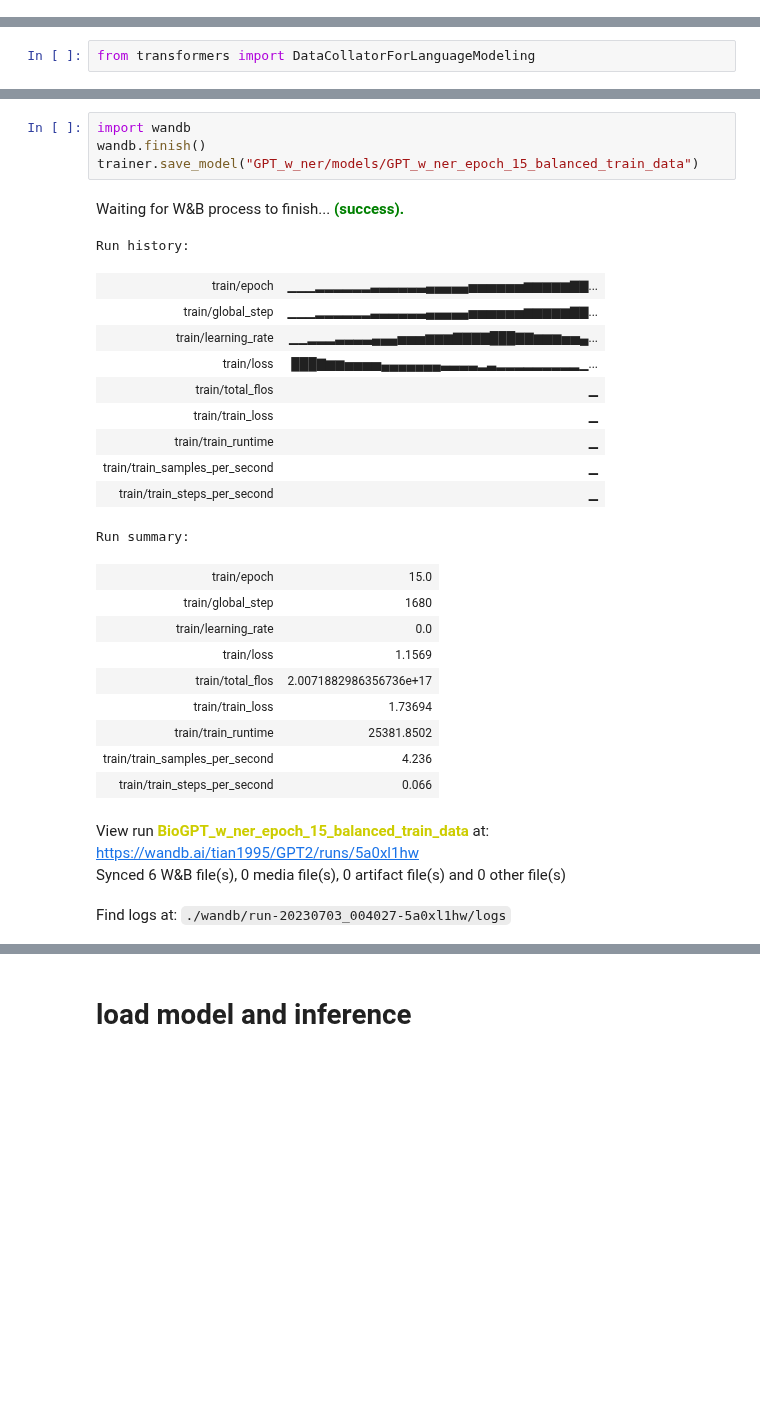
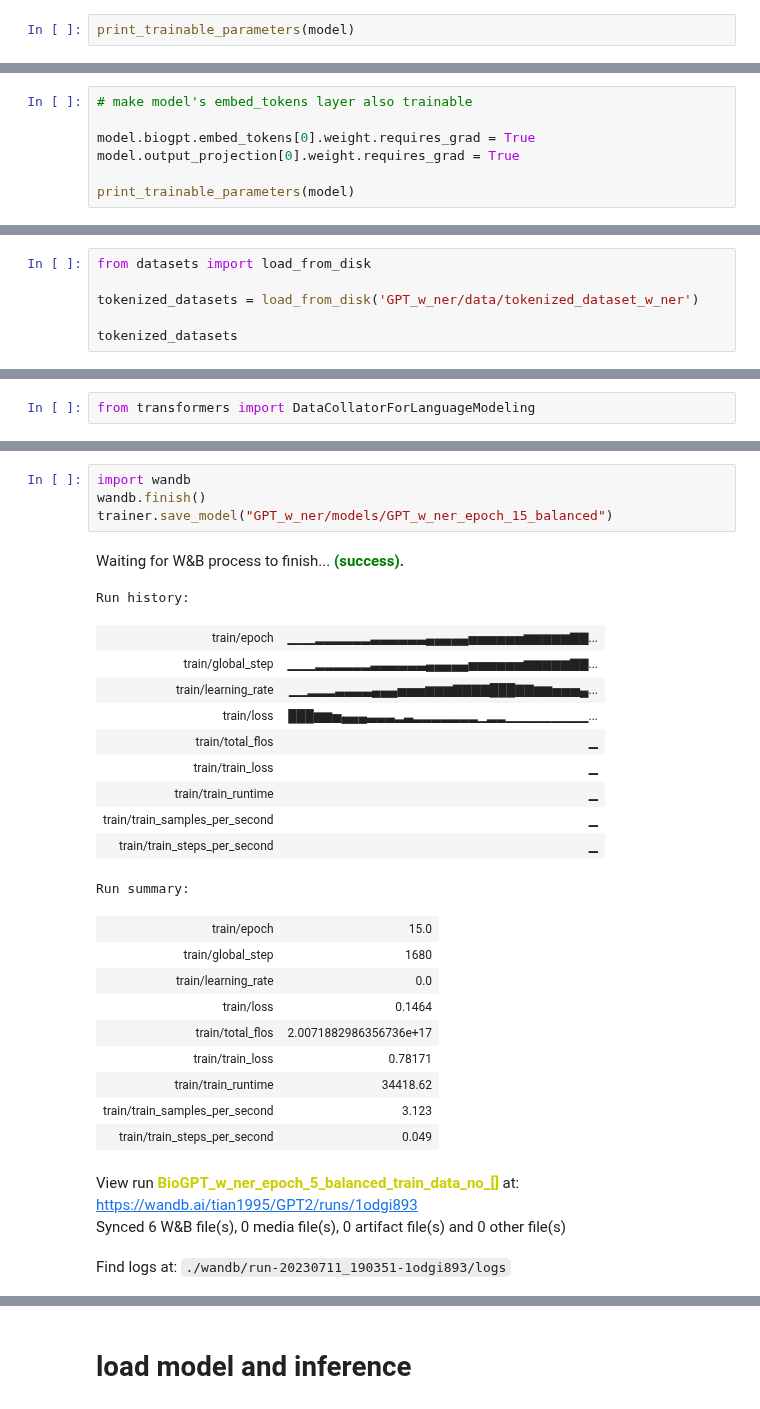
Before and after one commit to yookontian/RE_on_BioRED, a Jupyter notebook: BioGPT_peft_w_ner.ipynb, the cells around one changed output, grey strips where cells are left out. Saved outputs shown, nothing was run; the diff lists cells and outputs as text; blank space fills up the shorter version.

```diff
--- a/BioGPT_peft_w_ner.ipynb
+++ b/BioGPT_peft_w_ner.ipynb
@@ -40,3 +40,5 @@ def print_trainable_parameters(model):
     print(
         f"trainable params: {trainable_params} || all params: {all_param} || trainable%: {100 * trainable_params / all_param}"
     )
+# %%
+print_trainable_parameters(model)
@@ -116,0 +126,7 @@ trainable params: 1572864 || all params: 348353536 || trainable%: 0.451513717374
+# %%
+# make model's embed_tokens layer also trainable
+
+model.biogpt.embed_tokens[0].weight.requires_grad = True
+model.output_projection[0].weight.requires_grad = True
+
+print_trainable_parameters(model)
@@ -240,0 +269,6 @@ DatasetDict({
+# %%
+from datasets import load_from_disk
+
+tokenized_datasets = load_from_disk('GPT_w_ner/data/tokenized_dataset_w_ner')
+
+tokenized_datasets
@@ -311,30 +361,30 @@ TrainOutput(global_step=1680, training_loss=1.7369381053816704, metrics={'train_
 # %%
 import wandb
 wandb.finish()
-trainer.save_model("GPT_w_ner/models/GPT_w_ner_epoch_15_balanced_train_data")
+trainer.save_model("GPT_w_ner/models/GPT_w_ner_epoch_15_balanced")
 # %% [output]
 Waiting for W&B process to finish... (success).
 Run history:
 | train/epoch | ▁▁▁▂▂▂▂▂▂▃▃▃▃▃▃▄▄▄▄▄▅▅▅▅▅▅▆▆▆▆▆▇▇... |
 | train/global_step | ▁▁▁▂▂▂▂▂▂▃▃▃▃▃▃▄▄▄▄▄▅▅▅▅▅▅▆▆▆▆▆▇▇... |
-| train/learning_rate | ▁▁▂▂▂▃▃▃▃▄▄▄▅▅▅▆▆▆▇▇▇▇███▇▇▆▆▆▅▅▄... |
-| train/loss | ███▇▆▆▅▅▅▅▄▄▄▄▄▄▄▃▃▃▃▂▃▂▂▂▂▂▂▂▂▂▁... |
+| train/learning_rate | ▁▁▂▂▂▃▃▃▃▄▄▄▅▅▅▆▆▆▇▇▇▇███▇▇▆▆▅▅▅▄... |
+| train/loss | ███▆▆▅▄▄▄▃▃▃▂▃▂▂▂▂▂▂▂▁▂▂▁▁▁▁▁▁▁▁▁... |
 | train/total_flos | ▁ |
 | train/train_loss | ▁ |
 | train/train_runtime | ▁ |
 | train/train_samples_per_second | ▁ |
 | train/train_steps_per_second | ▁ |
 Run summary:
 | train/epoch | 15.0 |
 | train/global_step | 1680 |
 | train/learning_rate | 0.0 |
-| train/loss | 1.1569 |
+| train/loss | 0.1464 |
 | train/total_flos | 2.0071882986356736e+17 |
-| train/train_loss | 1.73694 |
-| train/train_runtime | 25381.8502 |
-| train/train_samples_per_second | 4.236 |
-| train/train_steps_per_second | 0.066 |
+| train/train_loss | 0.78171 |
+| train/train_runtime | 34418.62 |
+| train/train_samples_per_second | 3.123 |
+| train/train_steps_per_second | 0.049 |
-View run BioGPT_w_ner_epoch_15_balanced_train_data at: https://wandb.ai/tian1995/GPT2/runs/5a0xl1hw
+View run BioGPT_w_ner_epoch_5_balanced_train_data_no_[] at: https://wandb.ai/tian1995/GPT2/runs/1odgi893
 Synced 6 W&B file(s), 0 media file(s), 0 artifact file(s) and 0 other file(s)
-Find logs at: ./wandb/run-20230703_004027-5a0xl1hw/logs
+Find logs at: ./wandb/run-20230711_190351-1odgi893/logs
 # %%
```
Also changed, not shown: parts of 34 cells of this notebook.
